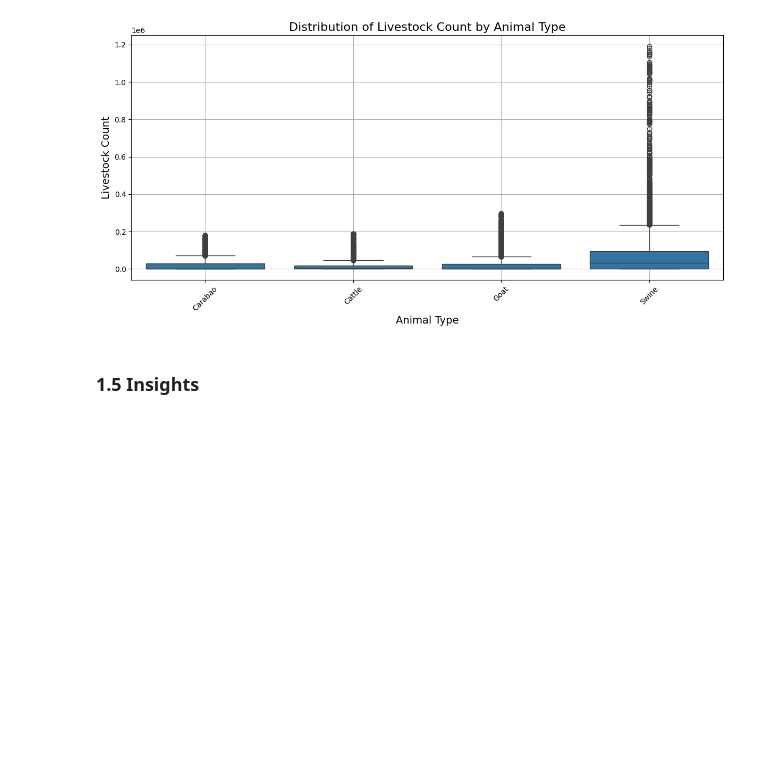
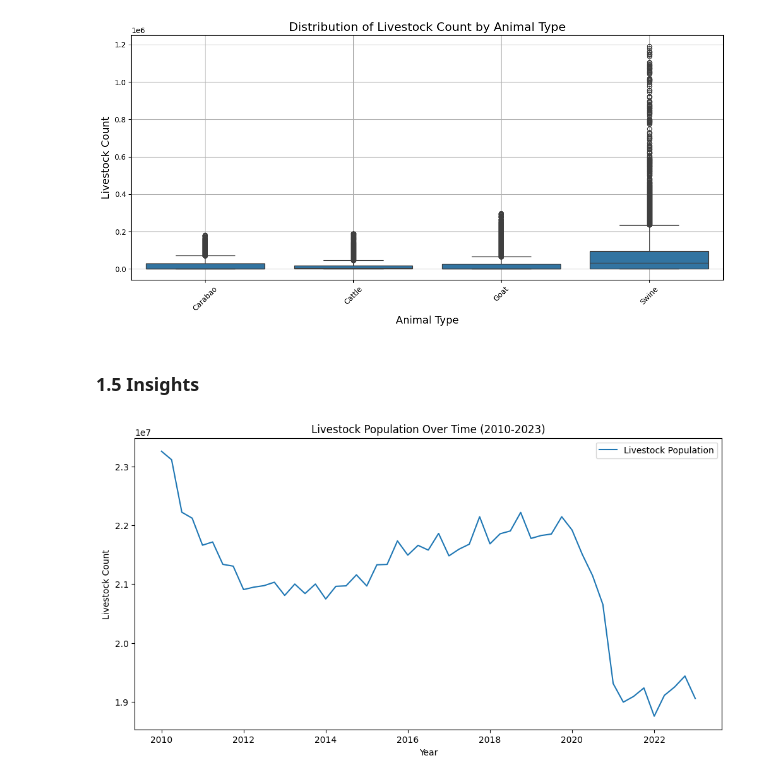
Before and after one commit to alpacaShiro/Livestock_Lifelines, a Jupyter notebook: Group2_4CSC_LivestockLifelines.ipynb, the cells around one changed output. Drawn from its saved outputs; the diff is of its cells as text; code cells hidden in the pictures; blank space fills up the shorter version.

```diff
--- a/Group2_4CSC_LivestockLifelines.ipynb
+++ b/Group2_4CSC_LivestockLifelines.ipynb
@@ -740,3 +741,38 @@ plt.show()
 [figure]
 # %% [markdown]
 ### 1.5 Insights
+# %%
+# import pandas as pd
+# import numpy as np
+# import matplotlib.pyplot as plt
+from statsmodels.tsa.arima.model import ARIMA
+from pmdarima import auto_arima
+from sklearn.metrics import mean_absolute_error, mean_squared_error
+import math
+
+# Load data (replace with your actual dataframe loading process)
+# melted_livestock = pd.read_csv('path_to_your_data.csv')
+
+# Data Preparation
+# Filter data from 2010 to 2023 and aggregate (example: total for all regions)
+melted_livestock['DATE'] = pd.to_datetime(melted_livestock['QUARTER'].astype(str), format='%Y_%m_%B')
+filtered_data = melted_livestock[
+    (melted_livestock['DATE'] >= '2010-01-01') & (melted_livestock['DATE'] <= '2023-12-31')
+]
+
+# Aggregate livestock count (you can group by REGION, FARM_TYPE, etc., if needed)
+grouped_data = filtered_data.groupby('DATE')['LIVESTOCK_COUNT'].sum().reset_index()
+
+# Set DATE as the index
+grouped_data.set_index('DATE', inplace=True)
+
+# Plot historical data
+plt.figure(figsize=(12, 6))
+plt.plot(grouped_data['LIVESTOCK_COUNT'], label='Livestock Population')
+plt.title('Livestock Population Over Time (2010-2023)')
+plt.xlabel('Year')
+plt.ylabel('Livestock Count')
+plt.legend()
+plt.show()
+# %% [output]
+[figure, added]
```
Also changed, not shown: parts of 6 cells of this notebook.
